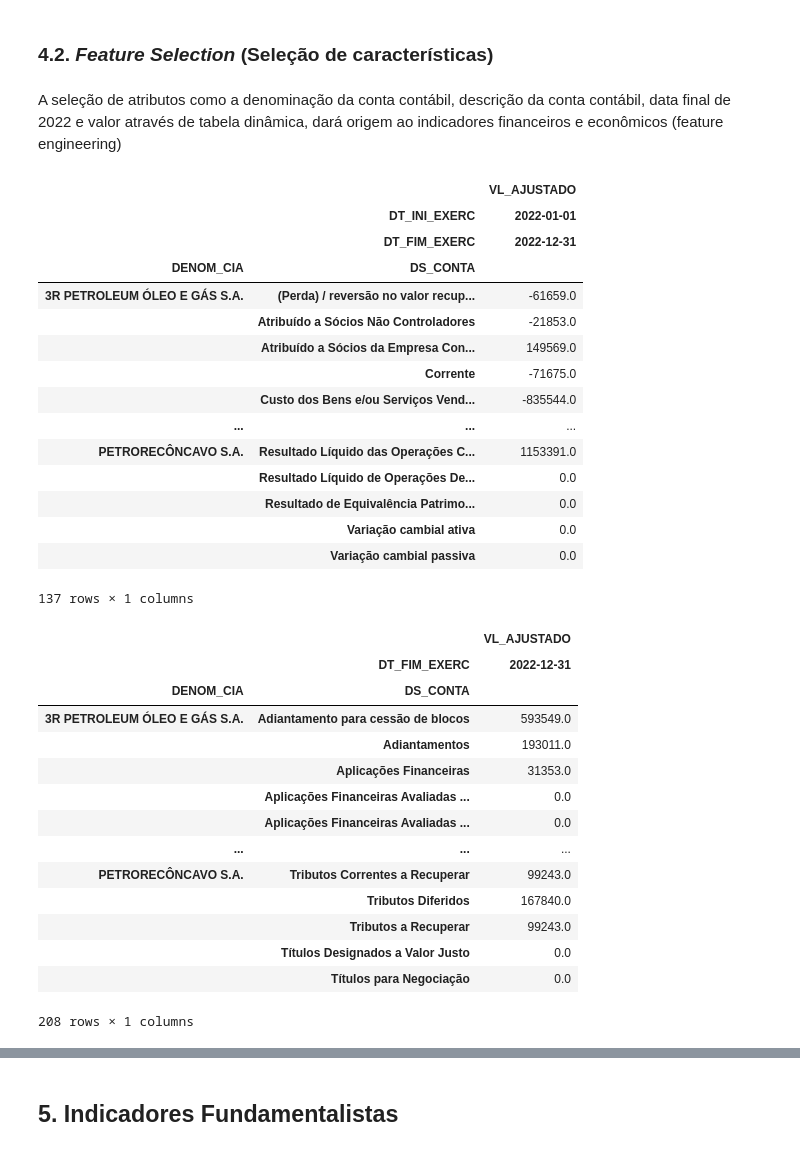
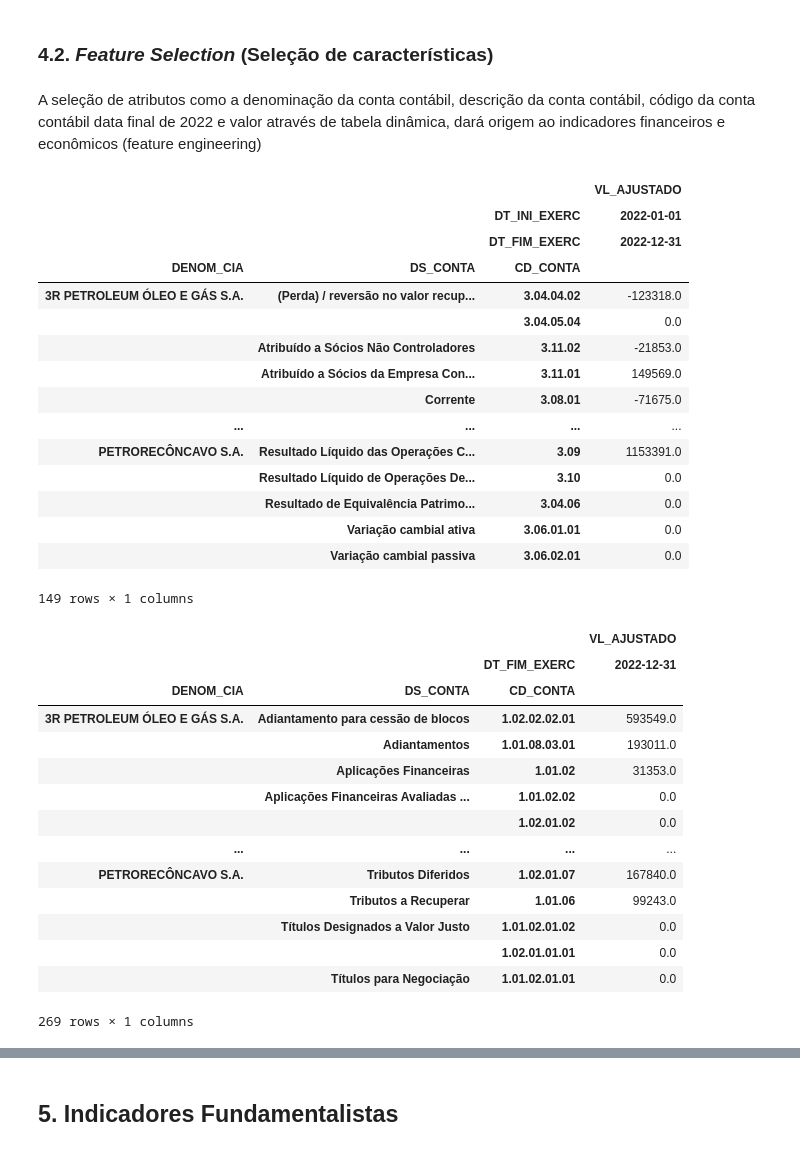
Before and after one commit to Wsouza36/Ciencia-de-Dados---PUC, a Jupyter notebook: MVP_CD_Análise_Financeira.ipynb, the cells around one changed output, grey strips where cells are left out. Saved outputs shown, nothing was run; the diff lists cells and outputs as text; code cells hidden in the pictures.

```diff
--- a/MVP_CD_Análise_Financeira.ipynb
+++ b/MVP_CD_Análise_Financeira.ipynb
@@ -584,44 +584,44 @@ bpp
 # %% [markdown]
 ### 4.2. *Feature Selection* (Seleção de características)
 # %% [markdown]
-A seleção de atributos como a denominação da conta contábil, descrição da conta contábil, data final de 2022 e valor através de tabela dinâmica, dará origem ao indicadores financeiros e econômicos (feature engineering)
+A seleção de atributos como a denominação da conta contábil, descrição da conta contábil, código da conta contábil data final de 2022 e valor através de tabela dinâmica, dará origem ao indicadores financeiros e econômicos (feature engineering)
 # %%
-df_dre = pd.pivot_table(dre, index=['DENOM_CIA', 'DS_CONTA'], columns=['DT_INI_EXERC', 'DT_FIM_EXERC'], values=['VL_AJUSTADO'])
+df_dre = pd.pivot_table(dre, index=['DENOM_CIA', 'DS_CONTA','CD_CONTA'], columns=['DT_INI_EXERC', 'DT_FIM_EXERC'], values=['VL_AJUSTADO'])
 df_dre
 # %% [output]
-|  |  | VL_AJUSTADO |
-|  | DT_INI_EXERC | 2022-01-01 |
-|  | DT_FIM_EXERC | 2022-12-31 |
-| DENOM_CIA | DS_CONTA |  |
-| 3R PETROLEUM ÓLEO E GÁS S.A. | (Perda) / reversão no valor recup... | -61659.0 |
-|  | Atribuído a Sócios Não Controladores | -21853.0 |
-|  | Atribuído a Sócios da Empresa Con... | 149569.0 |
-|  | Corrente | -71675.0 |
-|  | Custo dos Bens e/ou Serviços Vend... | -835544.0 |
-| ... | ... | ... |
-| PETRORECÔNCAVO S.A. | Resultado Líquido das Operações C... | 1153391.0 |
-|  | Resultado Líquido de Operações De... | 0.0 |
-|  | Resultado de Equivalência Patrimo... | 0.0 |
-|  | Variação cambial ativa | 0.0 |
-|  | Variação cambial passiva | 0.0 |
+|  |  |  | VL_AJUSTADO |
+|  |  | DT_INI_EXERC | 2022-01-01 |
+|  |  | DT_FIM_EXERC | 2022-12-31 |
+| DENOM_CIA | DS_CONTA | CD_CONTA |  |
+| 3R PETROLEUM ÓLEO E GÁS S.A. | (Perda) / reversão no valor recup... | 3.04.04.02 | -123318.0 |
+|  |  | 3.04.05.04 | 0.0 |
+|  | Atribuído a Sócios Não Controladores | 3.11.02 | -21853.0 |
+|  | Atribuído a Sócios da Empresa Con... | 3.11.01 | 149569.0 |
+|  | Corrente | 3.08.01 | -71675.0 |
+| ... | ... | ... | ... |
+| PETRORECÔNCAVO S.A. | Resultado Líquido das Operações C... | 3.09 | 1153391.0 |
+|  | Resultado Líquido de Operações De... | 3.10 | 0.0 |
+|  | Resultado de Equivalência Patrimo... | 3.04.06 | 0.0 |
+|  | Variação cambial ativa | 3.06.01.01 | 0.0 |
+|  | Variação cambial passiva | 3.06.02.01 | 0.0 |
-137 rows × 1 columns
+149 rows × 1 columns
 # %%
-df_bpa = pd.pivot_table(bpa, index=['DENOM_CIA', 'DS_CONTA'], columns=['DT_FIM_EXERC'], values=['VL_AJUSTADO'])
+df_bpa = pd.pivot_table(bpa, index=['DENOM_CIA', 'DS_CONTA','CD_CONTA'], columns=['DT_FIM_EXERC'], values=['VL_AJUSTADO'])
 df_bpa
 # %% [output]
-|  |  | VL_AJUSTADO |
-|  | DT_FIM_EXERC | 2022-12-31 |
-| DENOM_CIA | DS_CONTA |  |
-| 3R PETROLEUM ÓLEO E GÁS S.A. | Adiantamento para cessão de blocos | 593549.0 |
-|  | Adiantamentos | 193011.0 |
-|  | Aplicações Financeiras | 31353.0 |
-|  | Aplicações Financeiras Avaliadas ... | 0.0 |
-|  | Aplicações Financeiras Avaliadas ... | 0.0 |
-| ... | ... | ... |
-| PETRORECÔNCAVO S.A. | Tributos Correntes a Recuperar | 99243.0 |
-|  | Tributos Diferidos | 167840.0 |
-|  | Tributos a Recuperar | 99243.0 |
-|  | Títulos Designados a Valor Justo | 0.0 |
-|  | Títulos para Negociação | 0.0 |
+|  |  |  | VL_AJUSTADO |
+|  |  | DT_FIM_EXERC | 2022-12-31 |
+| DENOM_CIA | DS_CONTA | CD_CONTA |  |
+| 3R PETROLEUM ÓLEO E GÁS S.A. | Adiantamento para cessão de blocos | 1.02.02.02.01 | 593549.0 |
+|  | Adiantamentos | 1.01.08.03.01 | 193011.0 |
+|  | Aplicações Financeiras | 1.01.02 | 31353.0 |
+|  | Aplicações Financeiras Avaliadas ... | 1.01.02.02 | 0.0 |
+|  |  | 1.02.01.02 | 0.0 |
+| ... | ... | ... | ... |
+| PETRORECÔNCAVO S.A. | Tributos Diferidos | 1.02.01.07 | 167840.0 |
+|  | Tributos a Recuperar | 1.01.06 | 99243.0 |
+|  | Títulos Designados a Valor Justo | 1.01.02.01.02 | 0.0 |
+|  |  | 1.02.01.01.01 | 0.0 |
+|  | Títulos para Negociação | 1.01.02.01.01 | 0.0 |
-208 rows × 1 columns
+269 rows × 1 columns
 # %%
```
Also changed, not shown: parts of 40 cells of this notebook.
